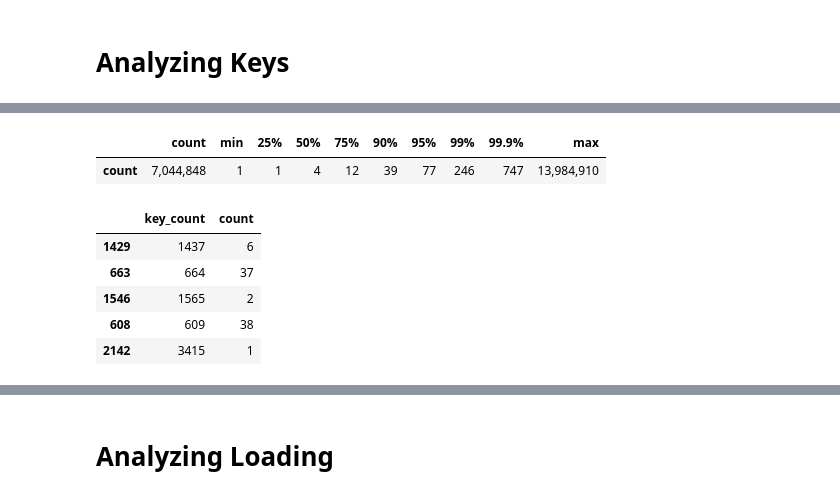
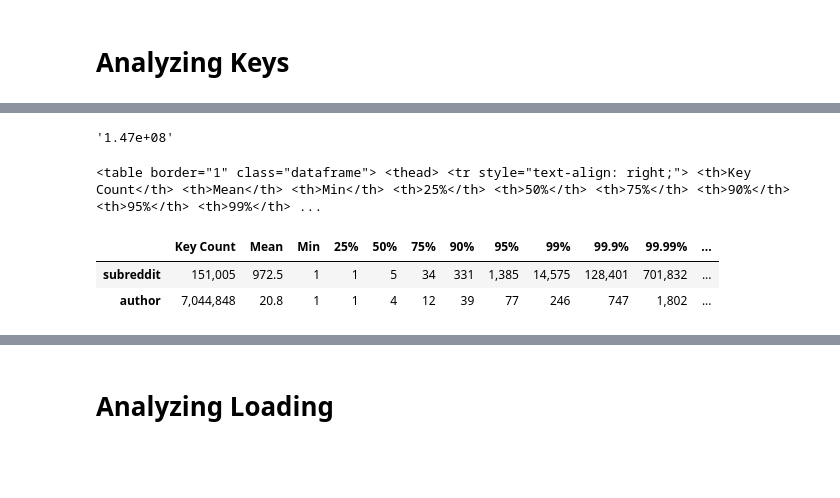
Before and after one commit to DBFromZero/dbf0analysis, a Jupyter notebook: xplr_multivalue_lsm.ipynb, the cells around one changed output, grey strips where cells are left out. Drawn from its saved outputs; the diff is of its cells as text; code cells hidden in the pictures; blank space fills up the shorter version.

```diff
--- a/xplr_multivalue_lsm.ipynb
+++ b/xplr_multivalue_lsm.ipynb
@@ -143,9 +143,17 @@ def tdigest_merge(t_digests):
         for c in t_digest.C.values():
             merged.update(c.mean, c.count)
     return merged
+# %%
+def to_html(df, index=False, **kwds):
+    return ' '.join(df.to_html(index=index, **kwds).split())
 # %% [markdown]
 # Analyzing Keys
 # %%
-key_counts = pd.read_csv(results_base_dir + '/author_count.txt', sep='=', names=['key', 'count'], header=None)
-key_counts = key_counts.sort_values('count', ascending=True).reset_index().drop(['index'], axis=1)
-key_counts.tail()
+def read_key_counts(name):
+    key_counts = pd.read_csv(f'{results_base_dir}/{name}_count.txt', sep='=', names=['key', 'count'], header=None)
+    key_counts = key_counts.sort_values('count', ascending=True).reset_index().drop(['index'], axis=1)
+    x = key_counts.rename(columns={'key':'Key', 'count':'Count'}).tail().iloc[::-1].copy()
+    x['Count'] = x['Count'].map('{:,}'.format)
+    display(x)
+    print(to_html(x))
+    return key_counts
@@ -168,0 +160,2 @@ plt.yscale('log')
+# %%
+subreddit_count = read_key_counts('subreddit')
@@ -168,0 +170,2 @@ plt.yscale('log')
+# %%
+author_count = read_key_counts('author')
@@ -169,20 +180,33 @@ plt.yscale('log')
+# %%
+subreddit_entries = subreddit_count['count'].sum()
+author_entries = author_count['count'].sum()
+assert subreddit_entries == author_entries
+entries = subreddit_entries
+f'{entries:.2e}'
+# %% [output]
+'1.47e+08'
 # %%
-(key_counts['count']
- .describe(percentiles=[0.25, 0.5, 0.75, 0.9, 0.95, 0.99, 0.999])
- .drop(['mean', 'std'])
- .astype(int)
- .map('{:,}'.format)
- .to_frame().T)
+def compute_key_stats(key_counts, name):
+    x =  (key_counts['count']
+            .rename(name)
+            .describe(percentiles=[0.25, 0.5, 0.75, 0.9, 0.95, 0.99, 0.999, 0.9999])
+            .drop(['std'])
+            .rename({'mean': 'Mean', 'count': 'Key Count', 'min':'Min', 'max':'Max'})
+            .to_frame().T)
+    for c in set(x.columns) - {'Mean'}:
+        x[c] = x[c].astype(int).map('{:,}'.format)
+    x['Mean'] = x['Mean'].map('{:.1f}'.format)
+    return x
+
+
+key_stats = pd.concat([
+    compute_key_stats(subreddit_count, 'subreddit'),
+    compute_key_stats(author_count, 'author')
+])
+print(to_html(key_stats))
+key_stats
 # %% [output]
+<table border="1" class="dataframe"> <thead> <tr style="text-align: right;"> <th>Key Count</th> <th>Mean</th> <th>Min</th> <th>25%</th> <th>50%</th> <th>75%</th> <th>90%</th> <th>95%</th> <th>99%</th> ...
-|  | count | min | 25% | 50% | 75% | 90% | 95% | 99% | 99.9% | max |
-| count | 7,044,848 | 1 | 1 | 4 | 12 | 39 | 77 | 246 | 747 | 13,984,910 |
+|  | Key Count | Mean | Min | 25% | 50% | 75% | 90% | 95% | 99% | 99.9% | 99.99% | ... |
+| subreddit | 151,005 | 972.5 | 1 | 1 | 5 | 34 | 331 | 1,385 | 14,575 | 128,401 | 701,832 | ... |
+| author | 7,044,848 | 20.8 | 1 | 1 | 4 | 12 | 39 | 77 | 246 | 747 | 1,802 | ... |
-# %%
-key_count_counts = key_counts['count'].value_counts().to_frame().sort_index().reset_index().rename(columns={'index':'key_count'})
-key_count_counts.sample(5)
-# %% [output]
-|  | key_count | count |
-| 1429 | 1437 | 6 |
-| 663 | 664 | 37 |
-| 1546 | 1565 | 2 |
-| 608 | 609 | 38 |
-| 2142 | 3415 | 1 |
```
Also changed, not shown: parts of 13 cells of this notebook.
